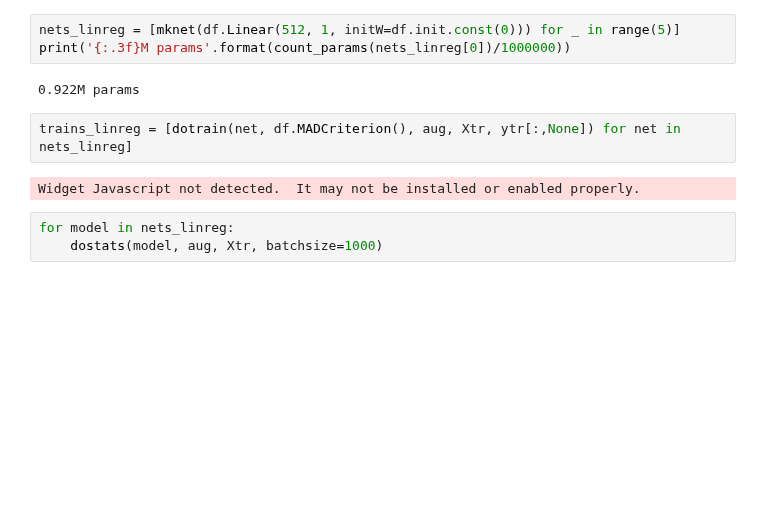
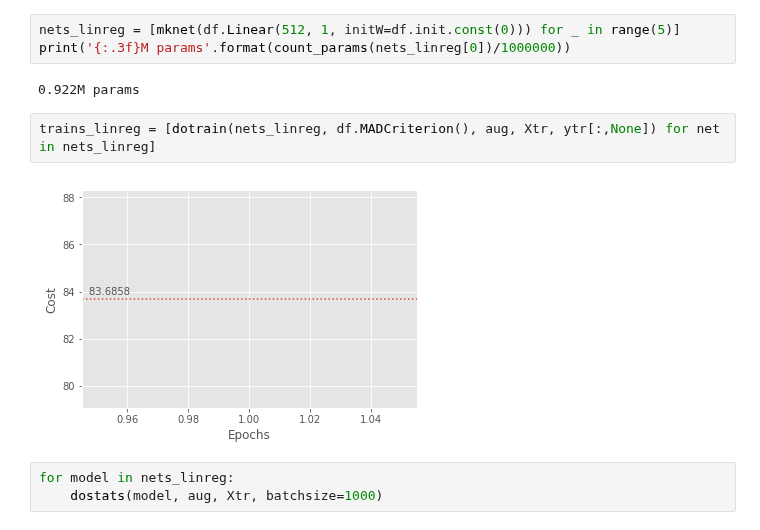
Before and after one commit to sergeyprokudin/BiternionNet, a Jupyter notebook: Experiments - TownCentre (original).ipynb, the cells around one changed output. Drawn from its saved outputs; the diff is of its cells as text; blank space fills up the shorter version.

```diff
--- a/Experiments - TownCentre (original).ipynb
+++ b/Experiments - TownCentre (original).ipynb
@@ -287,9 +287,9 @@ print('{:.3f}M params'.format(count_params(nets_linreg[0])/1000000))
 # %% [output]
 0.922M params
 # %%
-trains_linreg = [dotrain(net, df.MADCriterion(), aug, Xtr, ytr[:,None]) for net in nets_linreg]
+trains_linreg = [dotrain(nets_linreg, df.MADCriterion(), aug, Xtr, ytr[:,None]) for net in nets_linreg]
 # %% [output]
-Widget Javascript not detected.  It may not be installed or enabled properly.
+[figure, added]
 # %%
 for model in nets_linreg:
     dostats(model, aug, Xtr, batchsize=1000)
```
Also changed, not shown: 2 other files.
